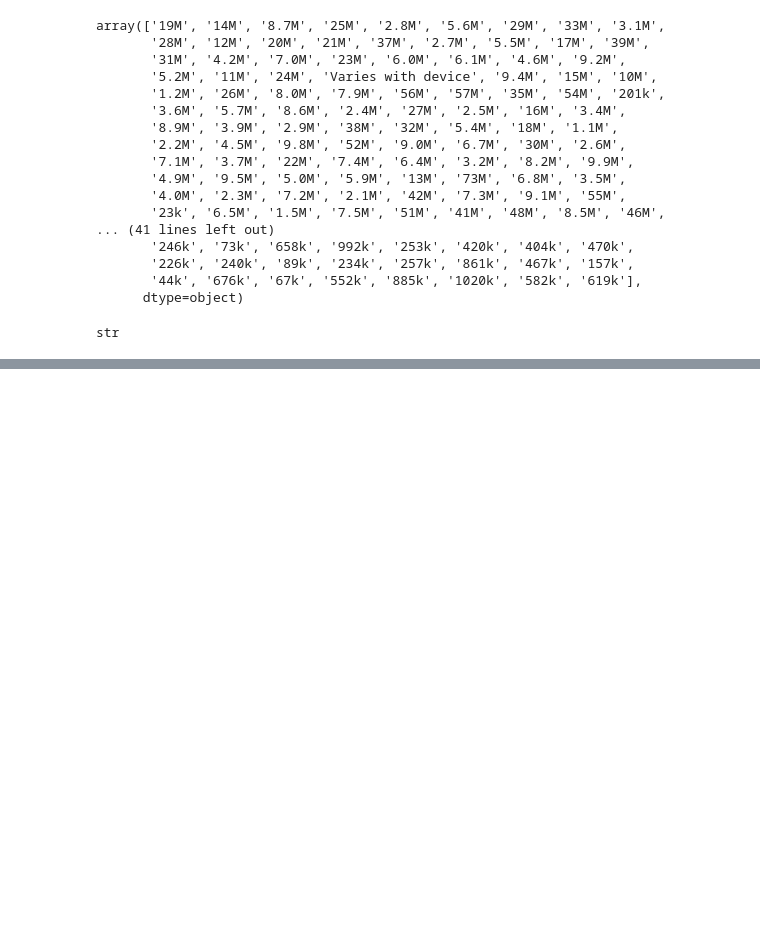
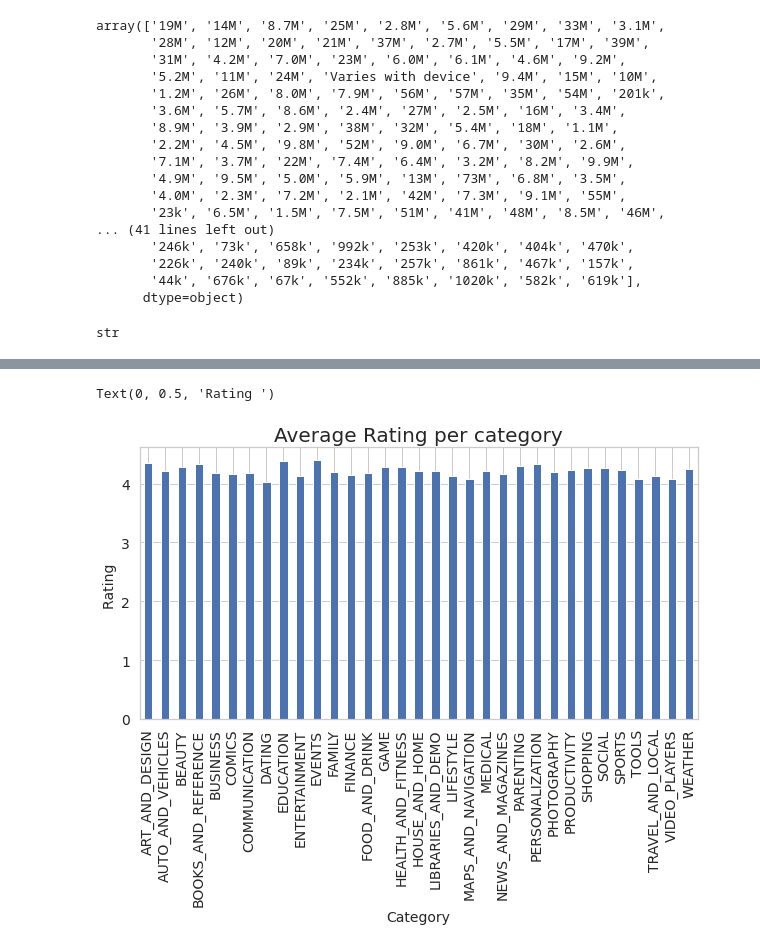
Before and after one commit to omajipawar/Play-Store-App-Review-Analysis, a Jupyter notebook: Play_Store_App_Review_Analysis(Omaji_pawar)_Capstone_Project.ipynb, the cells around one changed output, grey strips where cells are left out. Drawn from its saved outputs; the diff is of its cells as text; code cells hidden in the pictures; blank space fills up the shorter version.

```diff
--- a/Play_Store_App_Review_Analysis(Omaji_pawar)_Capstone_Project.ipynb
+++ b/Play_Store_App_Review_Analysis(Omaji_pawar)_Capstone_Project.ipynb
@@ -353,0 +395,4 @@ df.head()
+# %%
+#Groupby operation
+g = df.groupby('Category')['Rating'].mean()
+g
@@ -353,0 +417,10 @@ df.head()
+# %%
+ax = g.plot.bar(figsize = (10,5),fontsize = 14)
+ax.set_title("Average Rating per category", fontsize = 20)
+
+# Set x and y-labels
+ax.set_xlabel("Category", fontsize = 14)
+ax.set_ylabel("Rating ", fontsize = 14)
+# %% [output]
+Text(0, 0.5, 'Rating ')
+[figure, added]
```
Also changed, not shown: parts of 18 cells of this notebook.
